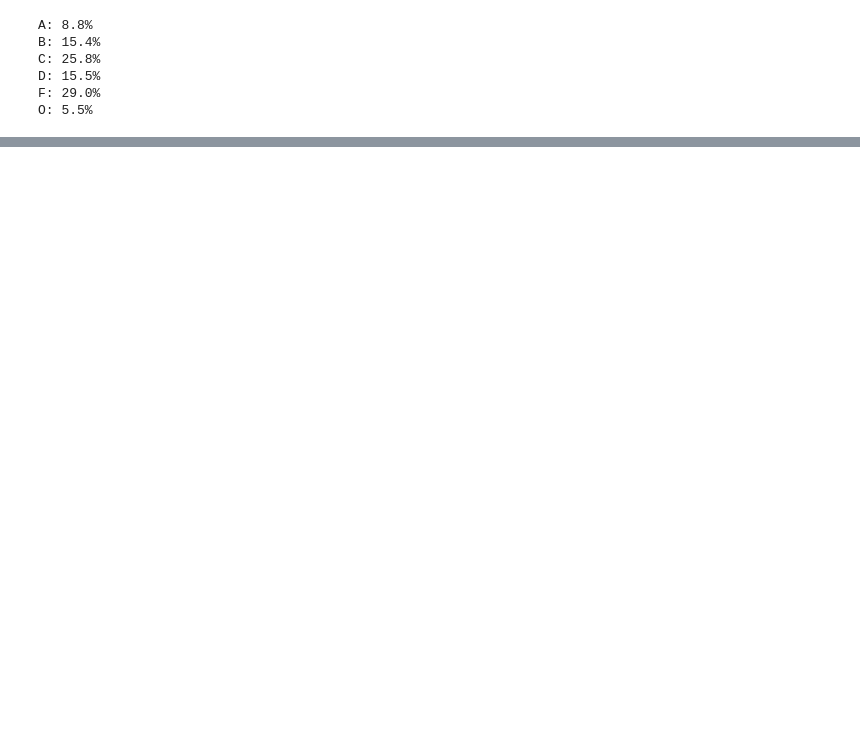
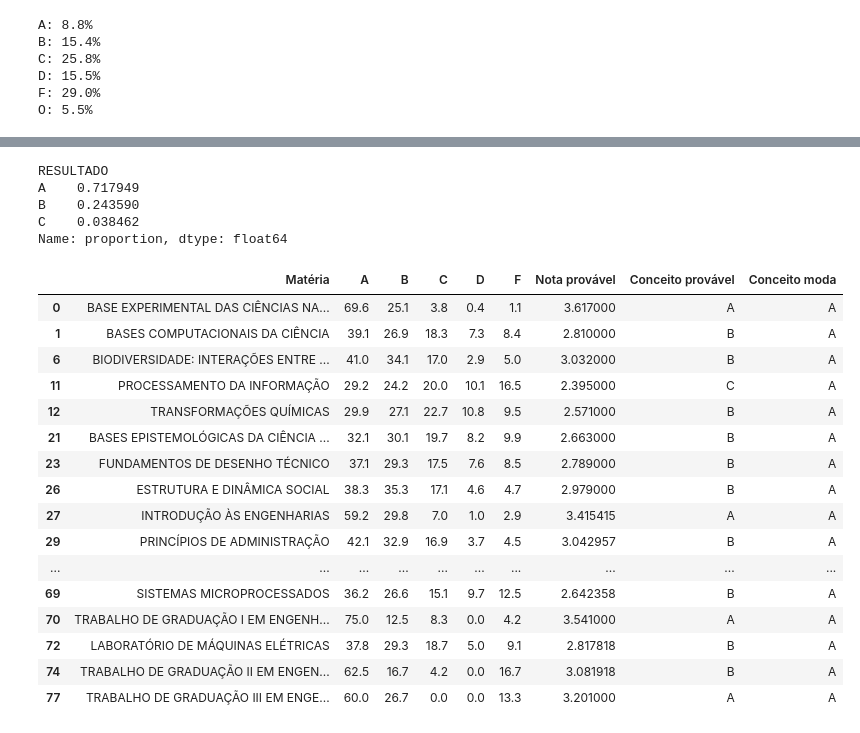
Before and after one commit to azzolinovarella/azzolinovarella.github.io, a Jupyter notebook: notebooks/02-Teste.ipynb, the cells around one changed output, grey strips where cells are left out. Saved outputs shown, nothing was run; the diff lists cells and outputs as text; code cells hidden in the pictures; blank space fills up the shorter version.

```diff
--- a/notebooks/02-Teste.ipynb
+++ b/notebooks/02-Teste.ipynb
@@ -75,0 +243,28 @@ text = 'Termodinâmica Aplicada I'
+# %%
+import traceback
+import pandas as pd
+
+df_grades_ufabc = pd.read_excel('./data/notas-ufabc.xlsx')
+subjects = df_grades_ufabc['DISCIPLINA'].values
+
+driver = set_driver()
+driver = login(driver)
+
+subjects_dict = {}
+error_subjects = []
+for s in subjects:
+    try:
+        print(f'{s.upper()}:\n')
+        driver, sd = get_grades_dict(driver, subject_name=s, verbose=True)
+        subjects_dict[s] = sd
+
+    except Exception:
+        print('ERRO DURANTE A EXECUÇÃO DE BUSCA!')
+        # traceback.print_exc()
+        error_subjects.append(s)
+
+    finally:
+        print(75*'-', end='\n')
+        time.sleep(COOLDOWN_TIME)  # Para evitar de tomar cooldown
+
+# driver.quit()
@@ -75,0 +293,15 @@ text = 'Termodinâmica Aplicada I'
+# %%
+import numpy as np
+
+df_tmp = pd.DataFrame.from_dict(subjects_dict).T.reset_index().rename(columns={'index': 'Matéria'}).fillna(0)
+df_tmp['F'] = df_tmp['F'].astype(float) + df_tmp['O'].astype(float)
+df_tmp = df_tmp.drop(columns=['O'])
+df_tmp[['A', 'B', 'C', 'D', 'F']] = df_tmp[['A', 'B', 'C', 'D', 'F']].astype(float)
+df_tmp['Nota provável'] = df_tmp[['A', 'B', 'C', 'D', 'F']].apply(lambda s: (s['A']*4 + s['B']*3 + s['C']*2 + s['D']*1)/s[['A', 'B', 'C', 'D', 'F']].sum(), axis=1)
+df_tmp['Conceito provável'] = df_tmp['Nota provável'].apply(lambda s: 'F' if 0.0 <= s < 0.8
+                                                                      else 'D' if 0.8 <= s < 1.6
+                                                                      else 'C' if 1.6 <= s < 2.4
+                                                                      else 'B' if 2.4 <= s < 3.2
+                                                                      else 'A')
+df_tmp['Conceito moda'] = df_tmp[['A', 'B', 'C', 'D', 'F']].apply(lambda s: np.argmax(s), axis=1).map({0: 'A', 1: 'B', 2: 'C', 3: 'D', 4: 'F'})
+df_tmp
@@ -75,0 +356,29 @@ text = 'Termodinâmica Aplicada I'
+# %%
+df_felipe = pd.read_excel('./data/notas-ufabc.xlsx')
+df_felipe[df_felipe['RESULTADO'] != 'E']['RESULTADO'].value_counts(normalize=True)
+# %% [output]
+RESULTADO
+A    0.717949
+B    0.243590
+C    0.038462
+Name: proportion, dtype: float64
+# %%
+df_tmp[df_tmp['Conceito moda'] == 'A']
+# %% [output]
+|  | Matéria | A | B | C | D | F | Nota provável | Conceito provável | Conceito moda |
+| 0 | BASE EXPERIMENTAL DAS CIÊNCIAS NA... | 69.6 | 25.1 | 3.8 | 0.4 | 1.1 | 3.617000 | A | A |
+| 1 | BASES COMPUTACIONAIS DA CIÊNCIA | 39.1 | 26.9 | 18.3 | 7.3 | 8.4 | 2.810000 | B | A |
+| 6 | BIODIVERSIDADE: INTERAÇÕES ENTRE ... | 41.0 | 34.1 | 17.0 | 2.9 | 5.0 | 3.032000 | B | A |
+| 11 | PROCESSAMENTO DA INFORMAÇÃO | 29.2 | 24.2 | 20.0 | 10.1 | 16.5 | 2.395000 | C | A |
+| 12 | TRANSFORMAÇÕES QUÍMICAS | 29.9 | 27.1 | 22.7 | 10.8 | 9.5 | 2.571000 | B | A |
+| 21 | BASES EPISTEMOLÓGICAS DA CIÊNCIA ... | 32.1 | 30.1 | 19.7 | 8.2 | 9.9 | 2.663000 | B | A |
+| 23 | FUNDAMENTOS DE DESENHO TÉCNICO | 37.1 | 29.3 | 17.5 | 7.6 | 8.5 | 2.789000 | B | A |
+| 26 | ESTRUTURA E DINÂMICA SOCIAL | 38.3 | 35.3 | 17.1 | 4.6 | 4.7 | 2.979000 | B | A |
+| 27 | INTRODUÇÃO ÀS ENGENHARIAS | 59.2 | 29.8 | 7.0 | 1.0 | 2.9 | 3.415415 | A | A |
+| 29 | PRINCÍPIOS DE ADMINISTRAÇÃO | 42.1 | 32.9 | 16.9 | 3.7 | 4.5 | 3.042957 | B | A |
+| ... | ... | ... | ... | ... | ... | ... | ... | ... | ... |
+| 69 | SISTEMAS MICROPROCESSADOS | 36.2 | 26.6 | 15.1 | 9.7 | 12.5 | 2.642358 | B | A |
+| 70 | TRABALHO DE GRADUAÇÃO I EM ENGENH... | 75.0 | 12.5 | 8.3 | 0.0 | 4.2 | 3.541000 | A | A |
+| 72 | LABORATÓRIO DE MÁQUINAS ELÉTRICAS | 37.8 | 29.3 | 18.7 | 5.0 | 9.1 | 2.817818 | B | A |
+| 74 | TRABALHO DE GRADUAÇÃO II EM ENGEN... | 62.5 | 16.7 | 4.2 | 0.0 | 16.7 | 3.081918 | B | A |
+| 77 | TRABALHO DE GRADUAÇÃO III EM ENGE... | 60.0 | 26.7 | 0.0 | 0.0 | 13.3 | 3.201000 | A | A |
```
Also changed, not shown: parts of 14 cells of this notebook, 2 other files.
